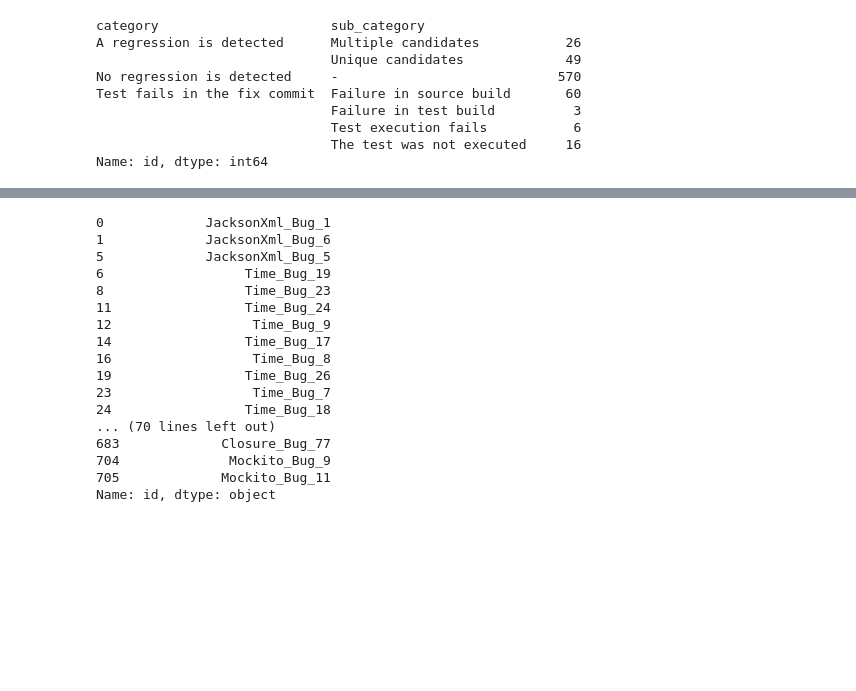
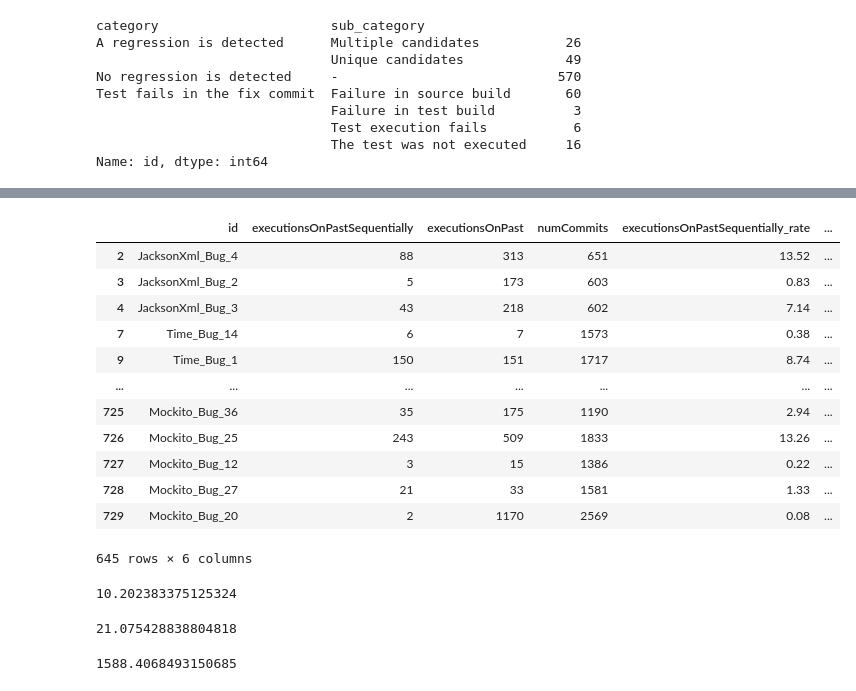
Before and after one commit to codeurjc/BugHunter, a Jupyter notebook: analysis/Analysis.ipynb, the cells around one changed output, grey strips where cells are left out. Cells and saved outputs as stored; diff of their text form; code cells hidden in the pictures; blank space fills up the shorter version.

```diff
--- a/analysis/Analysis.ipynb
+++ b/analysis/Analysis.ipynb
@@ -67,6 +67,28 @@ def searchRegression(graph, init_node):
 
     if len(paths) > 0: return paths[0]
     return []
+# %%
+def getExecutionsOnPastSequentially(graph, init_node):
+    executionsOnPastSequentially = 0
+    queue = []
+    visited = []
+
+    queue.append(init_node)
+
+    while queue:
+        node = queue.pop()
+        parents = graph[node['commit']]['parents']
+
+        for parent_hash in parents:
+            if parent_hash in graph:
+                parent = graph[parent_hash]
+                if parent['HasTestReport'] and parent not in visited:
+    #                 report_path = bug_path+"commits/%d-%s/test-report.xml"%(parent['id'], parent_hash)
+    #                 test_report = analyzeTestReport(test_method, report_path)
+                    executionsOnPastSequentially+=1
+                    queue.append(parent)
+                    visited.append(parent)
+    return executionsOnPastSequentially
 # %%
 def analyzeTestReport(test_method, report_path):
     # APPLY THIS TO EACH COMMIT WITH FAILED TEST
@@ -325,20 +331,32 @@ df[df['category']=='A regression is detected']#[df['sub_category']=='Unique cand
-# %%
-df[df['category']=='Test fails in the fix commit']['id']
-# %% [output]
-0             JacksonXml_Bug_1
-1             JacksonXml_Bug_6
-5             JacksonXml_Bug_5
-6                  Time_Bug_19
-8                  Time_Bug_23
-11                 Time_Bug_24
-12                  Time_Bug_9
-14                 Time_Bug_17
-16                  Time_Bug_8
-19                 Time_Bug_26
-23                  Time_Bug_7
-24                 Time_Bug_18
-... (70 lines left out)
-683             Closure_Bug_77
-704              Mockito_Bug_9
-705             Mockito_Bug_11
-Name: id, dtype: object
+# %%
+df = pd.DataFrame(bug_results)[['id', 'executionsOnPastSequentially', 'executionsOnPast', 'numCommits']]
+df = df[df['numCommits'] > 1]
+df['executionsOnPastSequentially_rate'] = df.apply (lambda row: row['executionsOnPastSequentially'] * 100 / row['numCommits'], axis=1)
+df['executionsOnPast_rate'] = df.apply (lambda row: row['executionsOnPast'] * 100 / row['numCommits'], axis=1)
+df.round(decimals=2)
+# %% [output]
+|  | id | executionsOnPastSequentially | executionsOnPast | numCommits | executionsOnPastSequentially_rate | ... |
+| 2 | JacksonXml_Bug_4 | 88 | 313 | 651 | 13.52 | ... |
+| 3 | JacksonXml_Bug_2 | 5 | 173 | 603 | 0.83 | ... |
+| 4 | JacksonXml_Bug_3 | 43 | 218 | 602 | 7.14 | ... |
+| 7 | Time_Bug_14 | 6 | 7 | 1573 | 0.38 | ... |
+| 9 | Time_Bug_1 | 150 | 151 | 1717 | 8.74 | ... |
+| ... | ... | ... | ... | ... | ... | ... |
+| 725 | Mockito_Bug_36 | 35 | 175 | 1190 | 2.94 | ... |
+| 726 | Mockito_Bug_25 | 243 | 509 | 1833 | 13.26 | ... |
+| 727 | Mockito_Bug_12 | 3 | 15 | 1386 | 0.22 | ... |
+| 728 | Mockito_Bug_27 | 21 | 33 | 1581 | 1.33 | ... |
+| 729 | Mockito_Bug_20 | 2 | 1170 | 2569 | 0.08 | ... |
+645 rows × 6 columns
+# %%
+df['executionsOnPastSequentially_rate'].mean()
+# %% [output]
+10.202383375125324
+# %%
+df['executionsOnPast_rate'].mean()
+# %% [output]
+21.075428838804818
+# %%
+df['numCommits'].mean()
+# %% [output]
+1588.4068493150685
```
Also changed, not shown: parts of 7 cells of this notebook, 3 other files.
